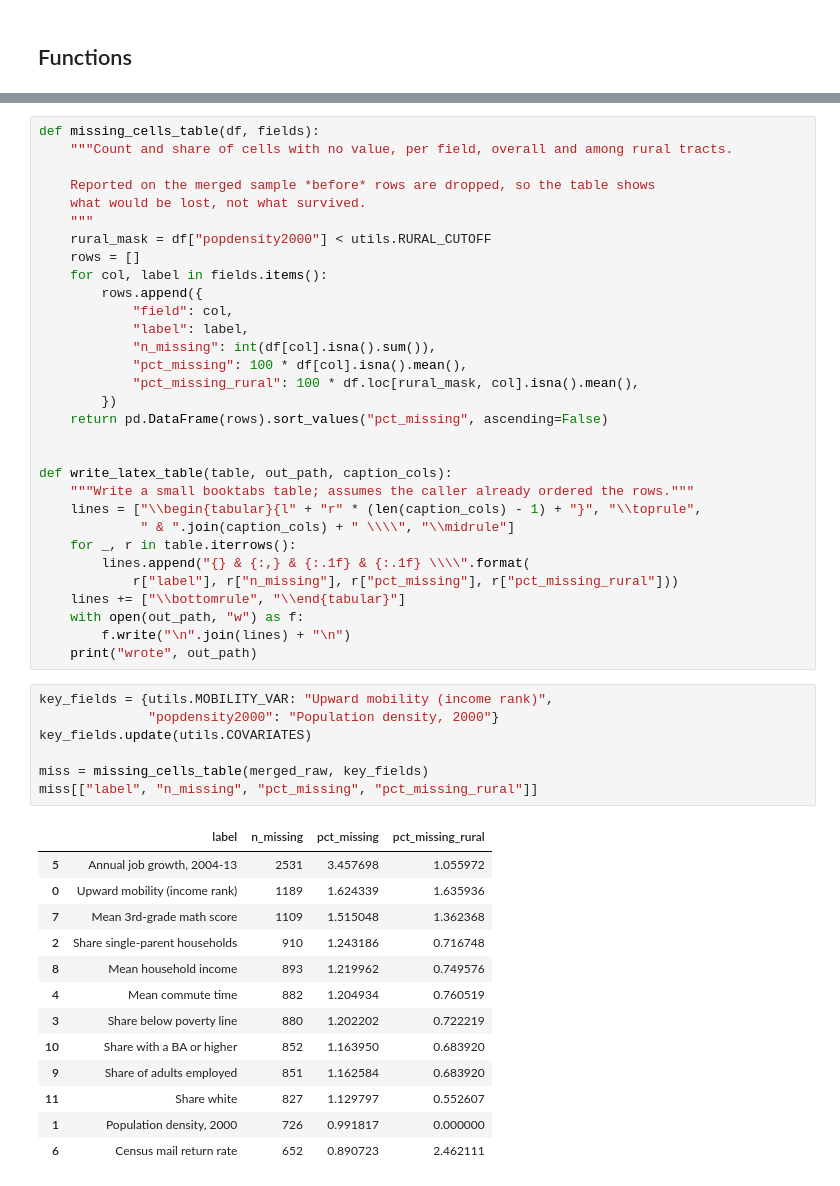
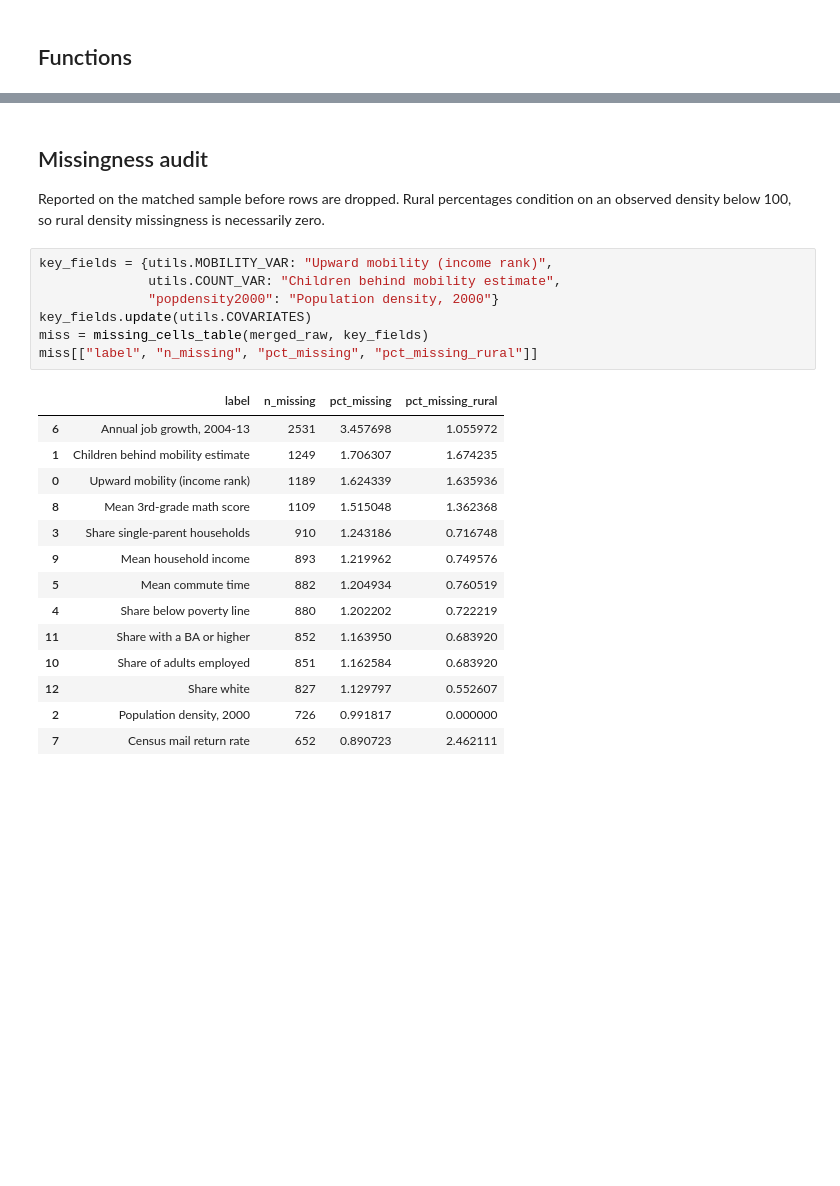
Before and after one commit to mjfortner/qss20-rural-mobility, a Jupyter notebook: code/01_merge.ipynb, the cells around one changed output, grey strips where cells are left out. Saved outputs shown, nothing was run; the diff lists cells and outputs as text; blank space fills up the shorter version.

```diff
--- a/code/01_merge.ipynb
+++ b/code/01_merge.ipynb
@@ -128,52 +117,26 @@ How many cells have no value, per field, on the merged sample before any rows ar
-# %%
-def missing_cells_table(df, fields):
-    """Count and share of cells with no value, per field, overall and among rural tracts.
-
-    Reported on the merged sample *before* rows are dropped, so the table shows
-    what would be lost, not what survived.
-    """
-    rural_mask = df["popdensity2000"] < utils.RURAL_CUTOFF
-    rows = []
-    for col, label in fields.items():
-        rows.append({
-            "field": col,
-            "label": label,
-            "n_missing": int(df[col].isna().sum()),
-            "pct_missing": 100 * df[col].isna().mean(),
-            "pct_missing_rural": 100 * df.loc[rural_mask, col].isna().mean(),
-        })
-    return pd.DataFrame(rows).sort_values("pct_missing", ascending=False)
-
-
-def write_latex_table(table, out_path, caption_cols):
-    """Write a small booktabs table; assumes the caller already ordered the rows."""
-    lines = ["\\begin{tabular}{l" + "r" * (len(caption_cols) - 1) + "}", "\\toprule",
-             " & ".join(caption_cols) + " \\\\", "\\midrule"]
-    for _, r in table.iterrows():
-        lines.append("{} & {:,} & {:.1f} & {:.1f} \\\\".format(
-            r["label"], r["n_missing"], r["pct_missing"], r["pct_missing_rural"]))
-    lines += ["\\bottomrule", "\\end{tabular}"]
-    with open(out_path, "w") as f:
-        f.write("\n".join(lines) + "\n")
-    print("wrote", out_path)
+# %% [markdown]
+## Missingness audit
+
+Reported on the matched sample before rows are dropped. Rural percentages condition on an observed density below 100, so rural density missingness is necessarily zero.
 # %%
 key_fields = {utils.MOBILITY_VAR: "Upward mobility (income rank)",
+              utils.COUNT_VAR: "Children behind mobility estimate",
               "popdensity2000": "Population density, 2000"}
 key_fields.update(utils.COVARIATES)
-
 miss = missing_cells_table(merged_raw, key_fields)
 miss[["label", "n_missing", "pct_missing", "pct_missing_rural"]]
 # %% [output]
 |  | label | n_missing | pct_missing | pct_missing_rural |
-| 5 | Annual job growth, 2004-13 | 2531 | 3.457698 | 1.055972 |
+| 6 | Annual job growth, 2004-13 | 2531 | 3.457698 | 1.055972 |
+| 1 | Children behind mobility estimate | 1249 | 1.706307 | 1.674235 |
 | 0 | Upward mobility (income rank) | 1189 | 1.624339 | 1.635936 |
-| 7 | Mean 3rd-grade math score | 1109 | 1.515048 | 1.362368 |
-| 2 | Share single-parent households | 910 | 1.243186 | 0.716748 |
-| 8 | Mean household income | 893 | 1.219962 | 0.749576 |
-| 4 | Mean commute time | 882 | 1.204934 | 0.760519 |
-| 3 | Share below poverty line | 880 | 1.202202 | 0.722219 |
-| 10 | Share with a BA or higher | 852 | 1.163950 | 0.683920 |
-| 9 | Share of adults employed | 851 | 1.162584 | 0.683920 |
-| 11 | Share white | 827 | 1.129797 | 0.552607 |
-| 1 | Population density, 2000 | 726 | 0.991817 | 0.000000 |
-| 6 | Census mail return rate | 652 | 0.890723 | 2.462111 |
+| 8 | Mean 3rd-grade math score | 1109 | 1.515048 | 1.362368 |
+| 3 | Share single-parent households | 910 | 1.243186 | 0.716748 |
+| 9 | Mean household income | 893 | 1.219962 | 0.749576 |
+| 5 | Mean commute time | 882 | 1.204934 | 0.760519 |
+| 4 | Share below poverty line | 880 | 1.202202 | 0.722219 |
+| 11 | Share with a BA or higher | 852 | 1.163950 | 0.683920 |
+| 10 | Share of adults employed | 851 | 1.162584 | 0.683920 |
+| 12 | Share white | 827 | 1.129797 | 0.552607 |
+| 2 | Population density, 2000 | 726 | 0.991817 | 0.000000 |
+| 7 | Census mail return rate | 652 | 0.890723 | 2.462111 |
```
Also changed, not shown: parts of 20 cells of this notebook, 13 other files.
